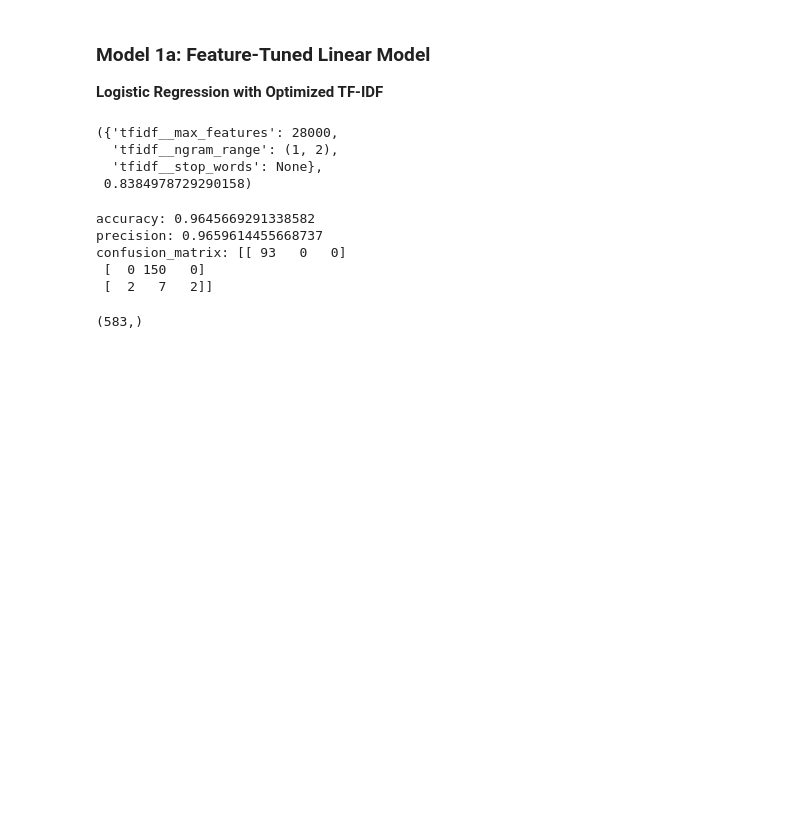
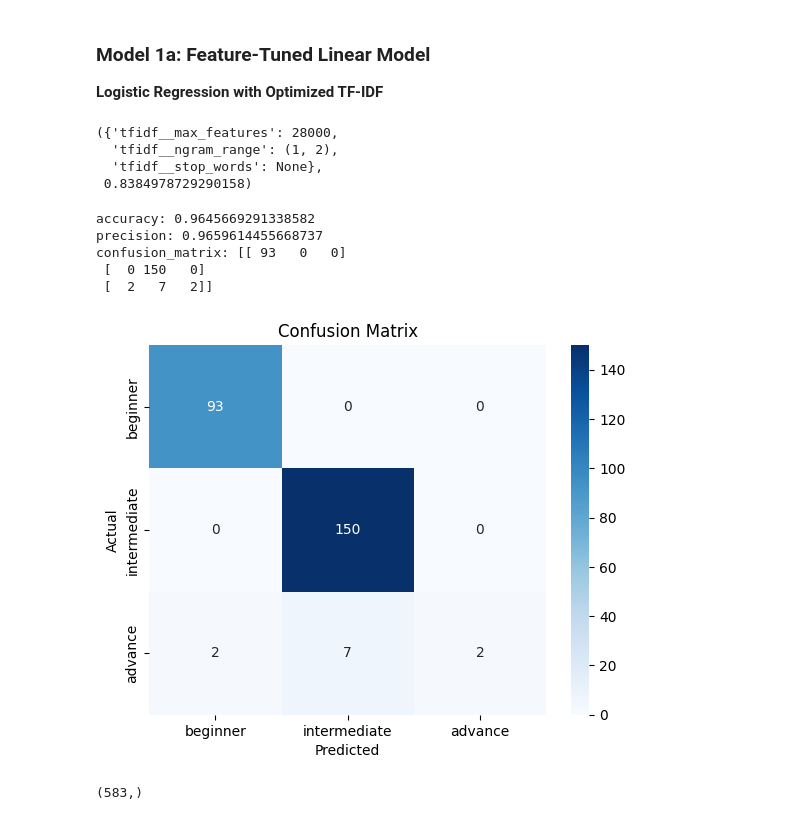
Before and after one commit to yoshtown/guitar-lesson-level-prediction-project, a Jupyter notebook: notebooks/03_tensorflow_model.ipynb, the cells around one changed output. Drawn from its saved outputs; the diff is of its cells as text; code cells hidden in the pictures; blank space fills up the shorter version.

Commit message:
Got all models working except for XGBClassifier

```diff
--- a/notebooks/03_tensorflow_model.ipynb
+++ b/notebooks/03_tensorflow_model.ipynb
@@ -114,3 +118,24 @@ feature_embedded_df.head()
+# %%
+def show_confusion_matrix(cm, labels):
+    cm_df = pd.DataFrame(data=cm, index=labels, columns=labels)
+
+    sns.heatmap(cm_df, annot=True, fmt='d', cmap="Blues")
+    plt.ylabel('Actual')
+    plt.xlabel('Predicted')
+    plt.title('Confusion Matrix')
+    plt.show()
+# %%
+def print_scores(y_val, y_pred, labels):
+
+    accuracy = accuracy_score(y_val, y_pred)
+    precision = precision_score(y_val, y_pred, average='weighted')
+    cm = confusion_matrix(y_val, y_pred, labels=labels)
+
+    # print accuracy, precision, and confusion matrix
+    print(f"accuracy: {accuracy}")
+    print(f"precision: {precision}")
+    print(f"confusion_matrix: {cm}")
+    show_confusion_matrix(cm, labels)
 # %% [markdown]
 ### Model 0: Baseline
 **Logistic Regression (Default TF-IDF)**
@@ -118,7 +143,7 @@ feature_embedded_df.head()
 from sklearn.linear_model import LogisticRegression
 from sklearn.metrics import accuracy_score, confusion_matrix, precision_score
 
-lr_model = LogisticRegression()
+lr_model = LogisticRegression(max_iter=1000)
 
 lr_model.fit(X_train_tfidf, y_train)
 
@@ -248,20 +245,14 @@ best_model.fit(X_train, y_train)
 
 y_pred_grid = best_model.predict(X_val)
 # %%
-accuracy = accuracy_score(y_val, y_pred_grid)
-precision = precision_score(y_val, y_pred_grid, average='weighted')
-cm = confusion_matrix(y_val, y_pred_grid, labels=labels)
+print_scores(y_val, y_pred_grid, labels)
+# %% [output]
+accuracy: 0.9645669291338582
+precision: 0.9659614455668737
+confusion_matrix: [[ 93   0   0]
+ [  0 150   0]
+ [  2   7   2]]
+[figure, added]
-# %%
-# print accuracy, precision, and confusion matrix
-print(f"accuracy: {accuracy}")
-print(f"precision: {precision}")
-print(f"confusion_matrix: {cm}")
-# %% [output]
-accuracy: 0.9645669291338582
-precision: 0.9659614455668737
-confusion_matrix: [[ 93   0   0]
- [  0 150   0]
- [  2   7   2]]
 # %%
 y_pred_grid = best_model.predict(X_test)
 y_pred_grid.shape
```
Also changed, not shown: parts of 16 cells of this notebook.
